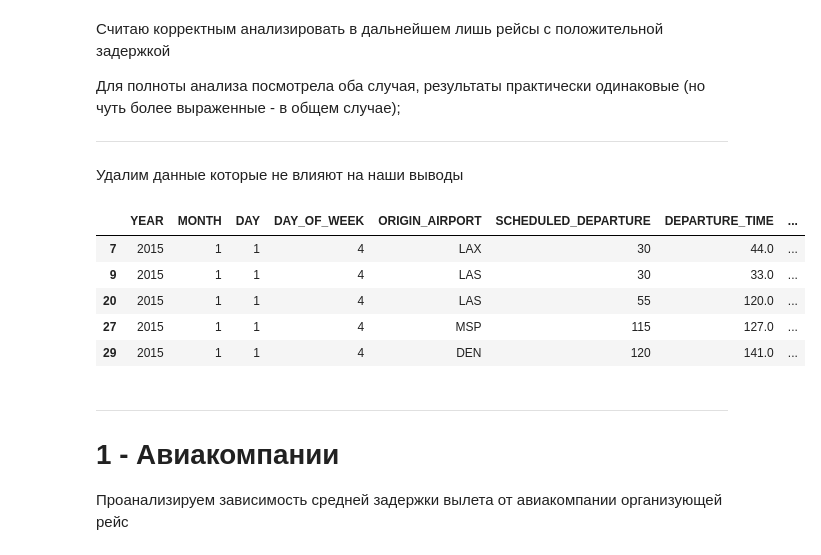
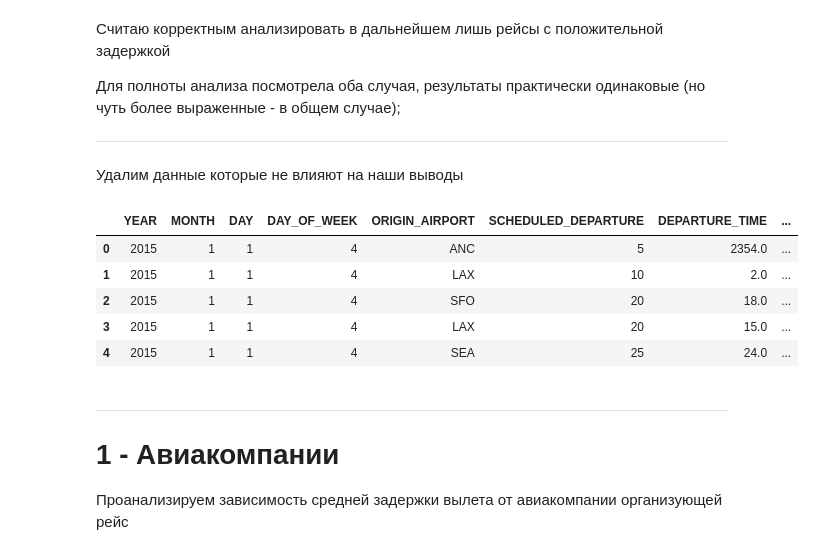
Before and after one commit to YanaStekolshchikova/StatPrak25, a Jupyter notebook: дз4.ipynb, the cells around one changed output. Drawn from its saved outputs; the diff is of its cells as text; code cells hidden in the pictures.

```diff
--- a/дз4.ipynb
+++ b/дз4.ipynb
@@ -38,9 +38,9 @@ import pandas as pd
 import matplotlib.pyplot as plt
 import numpy as np
 
-flights = pd.read_csv('flights.csv', low_memory = False)
-airports = pd.read_csv('airports.csv')
-airlines = pd.read_csv('airlines.csv')
+flights = pd.read_csv('/content/drive/MyDrive/datasets/flights.csv', low_memory = False)
+airports = pd.read_csv('/content/drive/MyDrive/datasets/airports.csv')
+airlines = pd.read_csv('/content/drive/MyDrive/datasets/airlines.csv')
 # %% [markdown]
 Проверим что все аэропорты и авиалинии из flightgs есть в airports и airlines.
 
@@ -85,23 +85,27 @@ data.head()
 ---
 Удалим данные которые не влияют на наши выводы
 # %%
-data = data[data['DEPARTURE_DELAY'] > 0]
-
 columns_drop = [
        'AIRLINE_x', 'IATA_CODE_x', 'IATA_CODE_y', 'CITY', 'COUNTRY', 'CANCELLATION_REASON', 'TAXI_IN', 'ARRIVAL_DELAY', 'DIVERTED',
        'WHEELS_OFF', 'WHEELS_ON', 'SCHEDULED_ARRIVAL', 'ARRIVAL_TIME', 'ELAPSED_TIME', 'AIR_TIME', 'DESTINATION_AIRPORT',
        'SCHEDULED_TIME', 'TAXI_OUT', 'FLIGHT_NUMBER', 'TAIL_NUMBER', 'AIR_SYSTEM_DELAY', 'SECURITY_DELAY', 'AIRLINE_DELAY',
        'LATE_AIRCRAFT_DELAY', 'WEATHER_DELAY']
 data = data.drop(columns = columns_drop, errors = 'ignore')
 data = data.rename(columns = {'AIRLINE_y': 'AIRLINE'})
+
+data_non_neg = data.copy()
+data = data[data['DEPARTURE_DELAY'] > 0]
+data_non_neg.loc[data_non_neg['DEPARTURE_DELAY'] < 0, 'DEPARTURE_DELAY'] = 0
+
 data.head()
+data_non_neg.head()
 # %% [output]
 |  | YEAR | MONTH | DAY | DAY_OF_WEEK | ORIGIN_AIRPORT | SCHEDULED_DEPARTURE | DEPARTURE_TIME | ... |
-| 7 | 2015 | 1 | 1 | 4 | LAX | 30 | 44.0 | ... |
-| 9 | 2015 | 1 | 1 | 4 | LAS | 30 | 33.0 | ... |
-| 20 | 2015 | 1 | 1 | 4 | LAS | 55 | 120.0 | ... |
-| 27 | 2015 | 1 | 1 | 4 | MSP | 115 | 127.0 | ... |
-| 29 | 2015 | 1 | 1 | 4 | DEN | 120 | 141.0 | ... |
+| 0 | 2015 | 1 | 1 | 4 | ANC | 5 | 2354.0 | ... |
+| 1 | 2015 | 1 | 1 | 4 | LAX | 10 | 2.0 | ... |
+| 2 | 2015 | 1 | 1 | 4 | SFO | 20 | 18.0 | ... |
+| 3 | 2015 | 1 | 1 | 4 | LAX | 20 | 15.0 | ... |
+| 4 | 2015 | 1 | 1 | 4 | SEA | 25 | 24.0 | ... |
 # %% [markdown]
 
 
```
Also changed, not shown: parts of 3 cells of this notebook.
